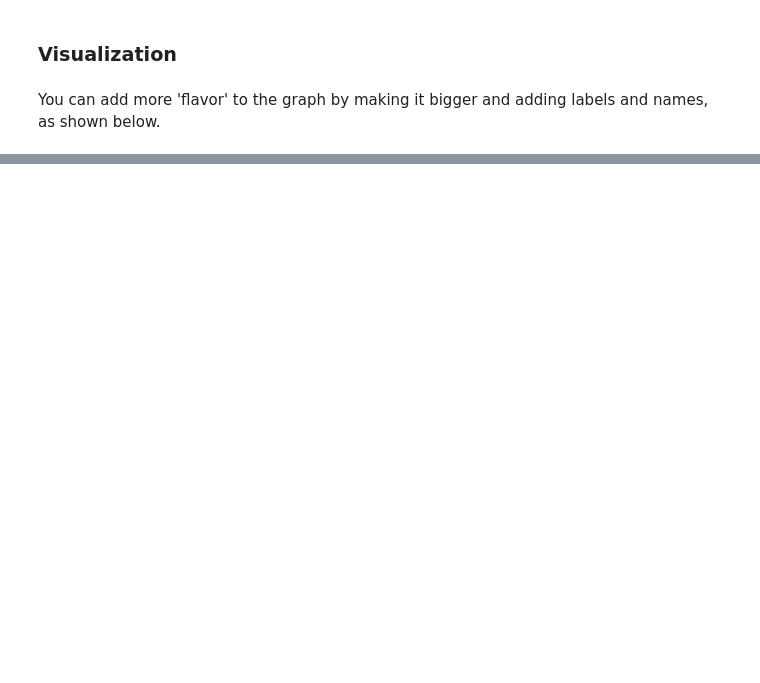
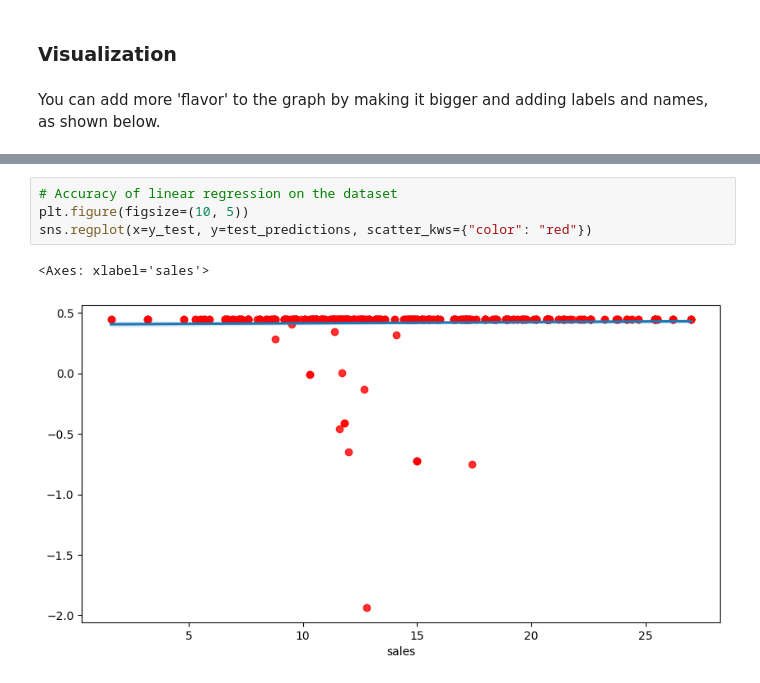
Before and after one commit to kocakcan/ml_foundations, a Jupyter notebook: 04_07_begin.ipynb, the cells around one changed output, grey strips where cells are left out. Saved outputs shown, nothing was run; the diff lists cells and outputs as text; blank space fills up the shorter version.

```diff
--- a/04_07_begin.ipynb
+++ b/04_07_begin.ipynb
@@ -275,0 +328,7 @@ plt.show()
+# %%
+# Accuracy of linear regression on the dataset
+plt.figure(figsize=(10, 5))
+sns.regplot(x=y_test, y=test_predictions, scatter_kws={"color": "red"})
+# %% [output]
+<Axes: xlabel='sales'>
+[figure, added]
```
Also changed, not shown: parts of 13 cells of this notebook.
